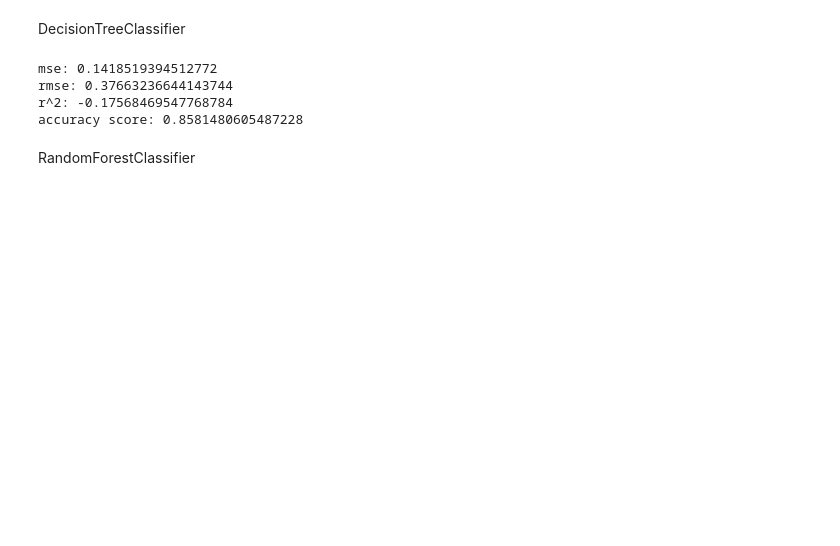
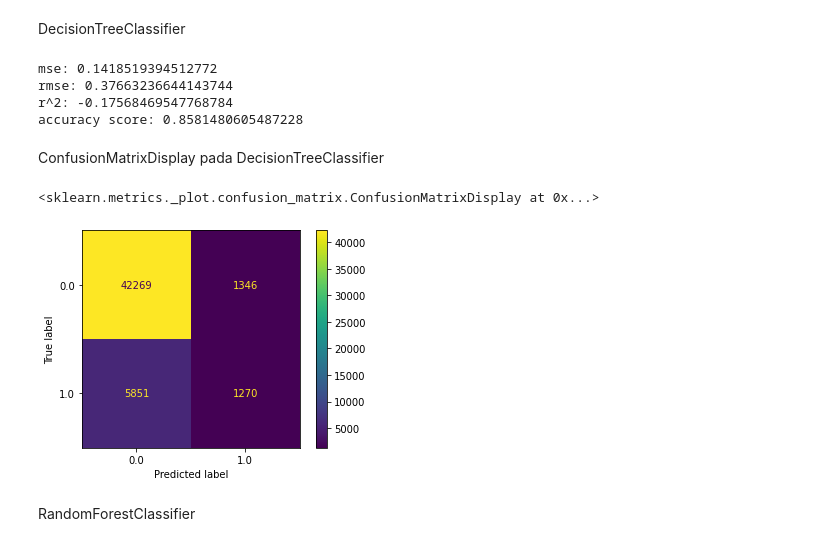
Before and after one commit to alpiansyah1204/ml-terapan-s1, a Jupyter notebook: Machine_Learning_Terapan.ipynb, the cells around one changed output. Drawn from its saved outputs; the diff is of its cells as text; code cells hidden in the pictures; blank space fills up the shorter version.

```diff
--- a/Machine_Learning_Terapan.ipynb
+++ b/Machine_Learning_Terapan.ipynb
@@ -305,6 +346,13 @@ mse: 0.1418519394512772
 rmse: 0.37663236644143744
 r^2: -0.17568469547768784
 accuracy score: 0.8581480605487228
+# %% [markdown]
+ConfusionMatrixDisplay pada DecisionTreeClassifier
+# %%
+ConfusionMatrixDisplay.from_predictions(y_test, y_pred_tree)
+# %% [output]
+<sklearn.metrics._plot.confusion_matrix.ConfusionMatrixDisplay at 0x...>
+[figure, added]
 # %% [markdown]
 RandomForestClassifier
 # %%
```
Also changed, not shown: parts of 29 cells of this notebook, 1 other file.
